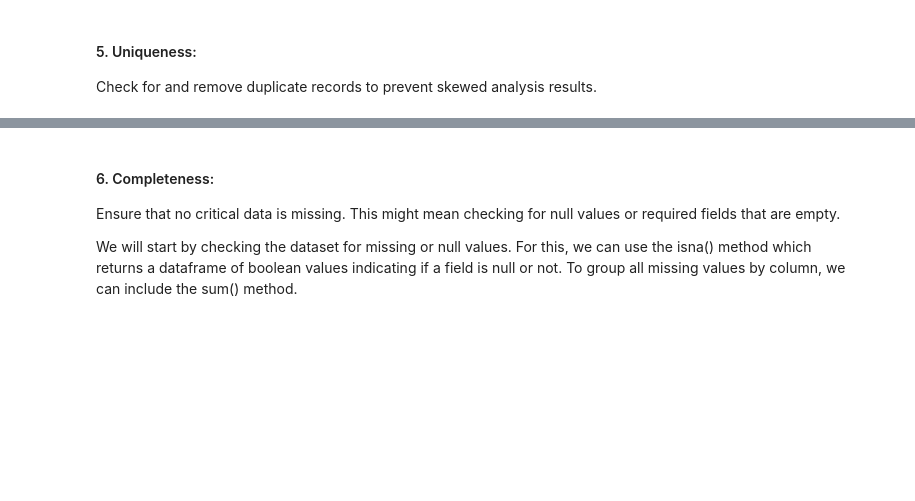
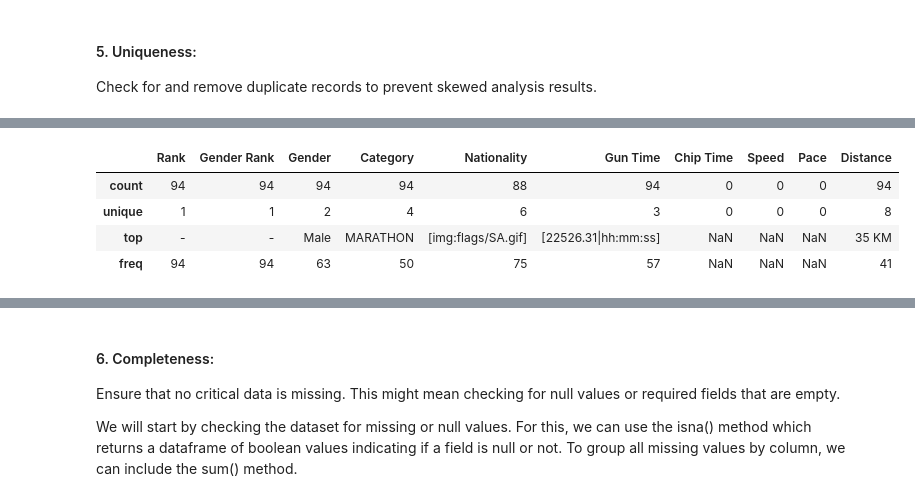
Before and after one commit to arwaalkhathlan/Riyadh-Marathon-EDA-Usecase-1, a Jupyter notebook: 4-EDA explain - usecase1.ipynb, the cells around one changed output, grey strips where cells are left out. Cells and saved outputs as stored; diff of their text form; code cells hidden in the pictures; blank space fills up the shorter version.

```diff
--- a/4-EDA explain - usecase1.ipynb
+++ b/4-EDA explain - usecase1.ipynb
@@ -105,7 +214,13 @@ marathon_df.duplicated().sum() # -> 32020 duplicated rows
 marathon_df.head()
 # %%
 #marathon_df[marathon_df.duplicated()][["Rank", "Gender Rank"]].value_counts()
-marathon_df[marathon_df.duplicated()]
+marathon_df[marathon_df.duplicated()].describe()
+# %% [output]
+|  | Rank | Gender Rank | Gender | Category | Nationality | Gun Time | Chip Time | Speed | Pace | Distance |
+| count | 94 | 94 | 94 | 94 | 88 | 94 | 0 | 0 | 0 | 94 |
+| unique | 1 | 1 | 2 | 4 | 6 | 3 | 0 | 0 | 0 | 8 |
+| top | - | - | Male | MARATHON | [img:flags/SA.gif] | [22526.31|hh:mm:ss] | NaN | NaN | NaN | 35 KM |
+| freq | 94 | 94 | 63 | 50 | 75 | 57 | NaN | NaN | NaN | 41 |
 # %%
 marathon_df.drop_duplicates(inplace = True)
 # %%
```
Also changed, not shown: parts of 56 cells of this notebook.
